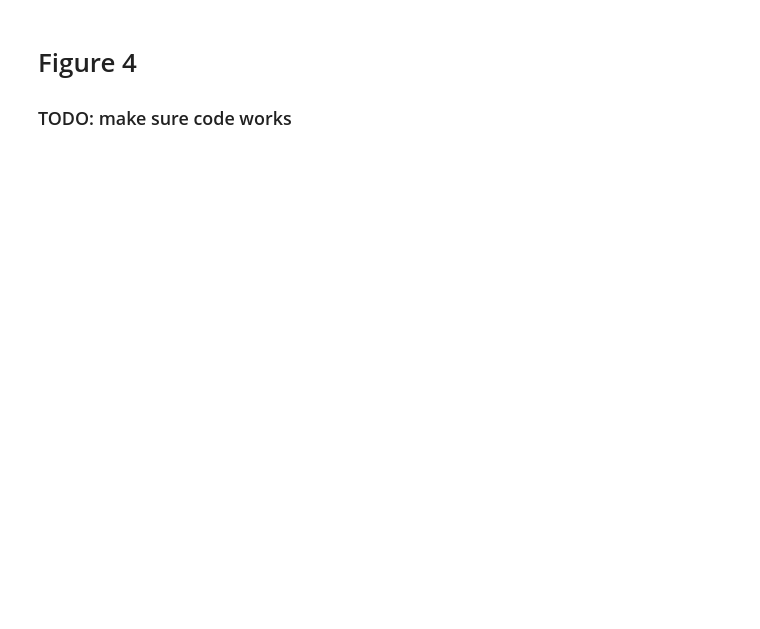
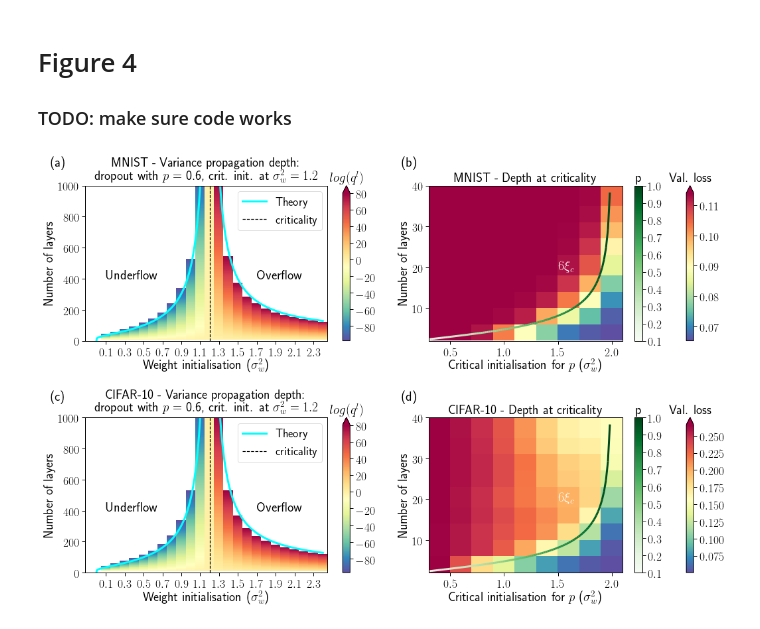
Before and after one commit to ElanVB/noisy_signal_prop, a Jupyter notebook: Figure_4.ipynb, the cells around one changed output. Cells and saved outputs as stored; diff of their text form; code cells hidden in the pictures; blank space fills up the shorter version.

Commit message:
Final figure updates

```diff
--- a/Figure_4.ipynb
+++ b/Figure_4.ipynb
@@ -26,21 +27,42 @@ plt.rcParams['text.usetex'] = True
 plt.rcParams['text.latex.unicode'] = True
 plt.rcParams['image.cmap'] = 'viridis'
 # %%
-def plot(dataset):
-    rates = np.linspace(0.1, 1, 100)
-    mu2s = 1/rates
-    fps = []
-    fp_slopes = []
-    for p in rates:
-        mu2 = 1/p
-        fpoint = fixed_point(c_map, p, p*2, mu2)
-        fps.append(fpoint)
+# # get min and max for cross dataset scale
 
-        slope = c_map_slope(fpoint, p*2)
-        fp_slopes.append(slope)
+# cifar10 = np.load("src/results/trainable_depth/cifar10/trainable_depth.npy")
+# cifar10 = cifar10[:, :, -1, 1].T
 
-    fig, [ax1, ax2] = plt.subplots(1, 2, figsize=(15, 5))
-    pickle_in = open("src/results/under_overflow.pk","rb")
+# cifar10_min = np.min(cifar10)
+# cifar10_max = np.max(cifar10)
+
+# pickle_in = open("src/results/val_loss_per_depth.pk","rb")
+# mnist = np.array(pickle.load(pickle_in))[:, 1]
+
+# mnist_min = np.min(mnist)
+# mnist_max = np.max(mnist)
+
+# vmin = mnist_min * 1.2
+# vmax = mnist_max
+
+# # vmin = np.min([cifar10_min, mnist_min])
+# # vmax = np.max([cifar10_max, mnist_max])
+
+rates = np.linspace(0.1, 1, 100)
+mu2s = 1/rates
+fps = []
+fp_slopes = []
+for p in rates:
+    mu2 = 1/p
+    fpoint = fixed_point(c_map, p, p*2, mu2)
+    fps.append(fpoint)
+
+    slope = c_map_slope(fpoint, p*2)
+    fp_slopes.append(slope)
+
+fig, [[ax1, ax2], [ax3, ax4]] = plt.subplots(2, 2, figsize=(15, 10))
+
+for dataset, [ax1, ax2] in zip(["mnist", "cifar-10"], [[ax1, ax2], [ax3, ax4]]):
+#     pickle_in = open("src/results/under_overflow.pk","rb")
 #     example_dict = pickle.load(pickle_in)[:120]
     example_dict = np.load("src/results/variance_depth/{}/variance_depth.npy".format(dataset.replace("-", "")))
     # example_dict = np.load("src/results/variance_depth/cifar10/variance_depth.npy")
@@ -58,9 +80,9 @@ def plot(dataset):
     bad_indices = np.isnan(Z1) + np.isinf(Z1)
     Z1 = np.ma.array(Z1, mask=bad_indices)
     cmap = matplotlib.cm.get_cmap(name="Spectral_r")
-    cmap.set_bad('white', 1.)
+    cmap.set_bad('black', 1.)
 
-    pcm = ax1.pcolormesh(yv-0.05, xv, Z1.T, cmap=cmap)
+    pcm = ax1.pcolormesh(yv-0.05, xv, Z1.T, cmap=cmap, linewidth=0)
     cbar = fig.colorbar(pcm, ax=ax1, extend='max')
     cbar.ax.set_title('$log(q^l)$')
 
@@ -89,54 +111,63 @@ def plot(dataset):
     # example_dict = np.array(pickle.load(pickle_in))[:,1]
     rates = np.linspace(0.1, 1, 100)
 
-    example_dict = np.load("src/results/trainable_depth/{}/trainable_depth.npy".format(dataset.replace("-", "")))
-    # p_depths = np.load("src/results/trainable_depth/mnist/trainable_depth_p_depth.npy")
+    if dataset == "cifar-10":
+        example_dict = np.load("src/results/trainable_depth/{}/trainable_depth.npy".format(dataset.replace("-", "")))
+        # p_depths = np.load("src/results/trainable_depth/mnist/trainable_depth_p_depth.npy")
 
-    example_dict = np.min(example_dict[:, :, :, 1], axis=-1).T
-    # xv = p_depths[:, :, 0]
-    # yv = p_depths[:, :, 1]
-
-    # print(xv)
-    # mask = example_dict != 0
-
-    # print(example_dict)
+    #     example_dict = np.min(example_dict[:, :, :, 0], axis=-1).T
+        example_dict = example_dict[:, :, -1, 1].T
+#         example_dict = np.min(example_dict[:, :, :, 1], axis=-1).T
+    #     example_dict = (example_dict[:, :, 0, 0] - example_dict[:, :, -1, 0]).T
+    #     example_dict = (example_dict[:, :, 0, 1] - example_dict[:, :, -1, 1]).T
+    #     example_dict = (example_dict[:, :, 0, 1] - np.min(example_dict[:, :, :, 1], axis=-1)).T
+    elif dataset == "mnist":
+        pickle_in = open("src/results/val_loss_per_depth.pk","rb")
+        example_dict = np.array(pickle.load(pickle_in))[:,1]
+    else:
+        raise ValueError("dataset not supported")
 
     nets = np.linspace(2, 40, 10, dtype=int)
     d_rates = 2*np.linspace(0.1, 1, 10)
     xv, yv = np.meshgrid(nets, d_rates, sparse=False, indexing='ij')
 
     Z1 = np.array(example_dict)
-    pcm = ax2.pcolormesh(yv+0.1, xv+0.1, Z1.reshape(10,10), cmap='Spectral_r')
+#     pcm = ax2.pcolormesh(yv+0.1, xv+0.1, Z1.reshape(10,10), cmap='Spectral')
+    pcm = ax2.pcolormesh(yv+0.1, xv+0.1, Z1.reshape(10,10), cmap='Spectral_r', linewidth=0)
     cbar1 = fig.colorbar(pcm, ax=ax2, extend='max')
     cbar1.ax.set_title('Val. loss')
 
     # Now do a second plot coloring the curve using a continuous colormap
     t = rates #np.linspace(0, 10, 200)
     x = 2*rates
     y = 6*depth_scale(fp_slopes)
     points = np.array([x, y]).T.reshape(-1, 1, 2)
     segments = np.concatenate([points[:-1], points[1:]], axis=1)
 
     lc = LineCollection(segments, cmap=plt.get_cmap('Greens'))
     lc.set_array(t)
     lc.set_linewidth(3)
     cbar2 = fig.colorbar(lc, ax=ax2)
     cbar2.ax.set_title('p')
 
     ax2.add_collection(lc)
     ax2.set_xlabel("Critical initialisation for $p$ ($\sigma^2_w$)")
     ax2.set_ylabel("Number of layers")
     ax2.text(1.5, 19, r'$6\xi_c$', fontsize=20, color="white")
     ax2.set_title("{} - Depth at criticality".format(dataset.upper()))
     ax2.set_xlim(0.3, 2.1)
     ax2.set_ylim(2, 40)
 
-    ##############
-    # add labels #
-    ##############
-    fig.text(0.03, 0.9, "(a)", fontsize=20)
-    fig.text(0.5, 0.9, "(b)", fontsize=20)
+##############
+# add labels #
+##############
+fig.text(0.03, 0.95, "(a)", fontsize=20)
+fig.text(0.52, 0.95, "(b)", fontsize=20)
+fig.text(0.03, 0.46, "(c)", fontsize=20)
+fig.text(0.52, 0.46, "(d)", fontsize=20)
 
-    # plt.show()
-    plt.gcf().tight_layout()
-    plt.savefig("{}_depth_scales.pdf".format(dataset), dpi=200)
+plt.gcf().tight_layout()
+# plt.show()
+plt.savefig("val_loss_depth_scales.pdf", dpi=200)
+# %% [output]
+[figure, added]
```
Also changed, not shown: parts of 5 cells of this notebook, 1 other file.
